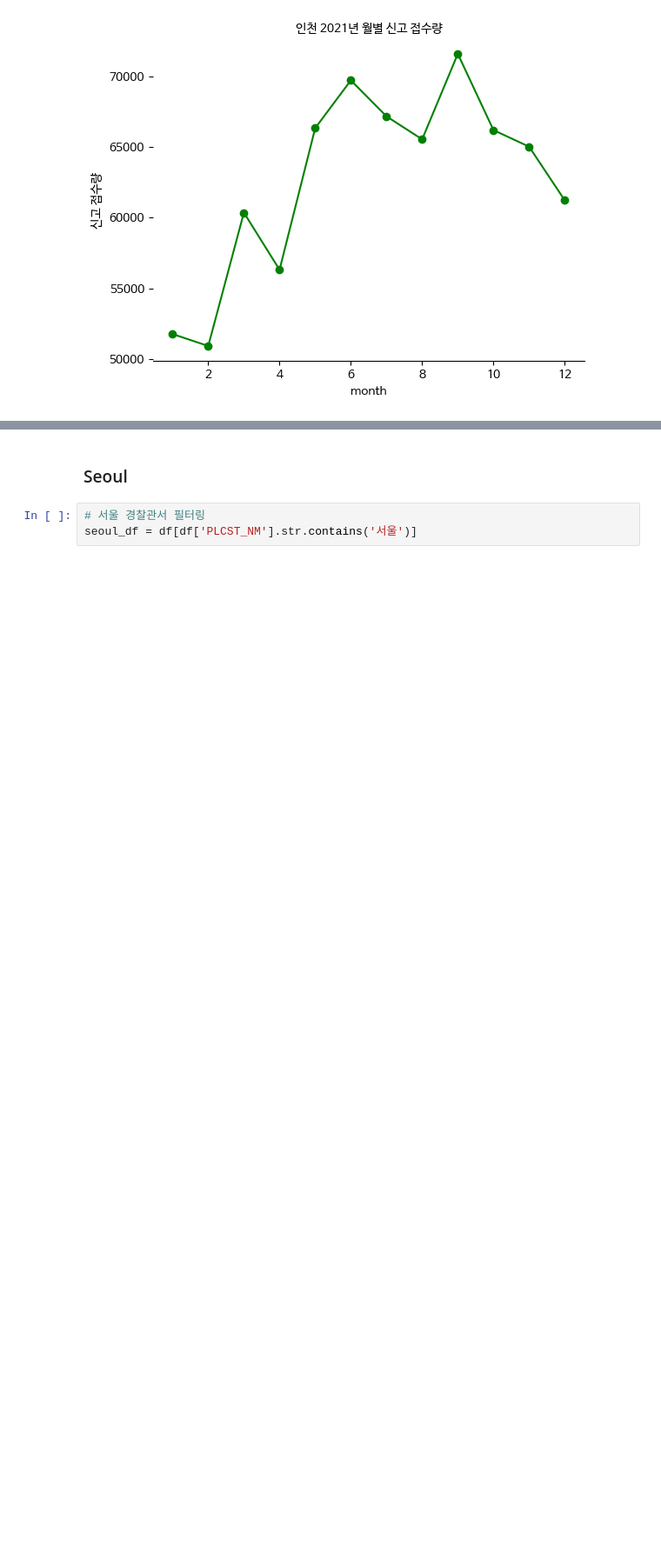
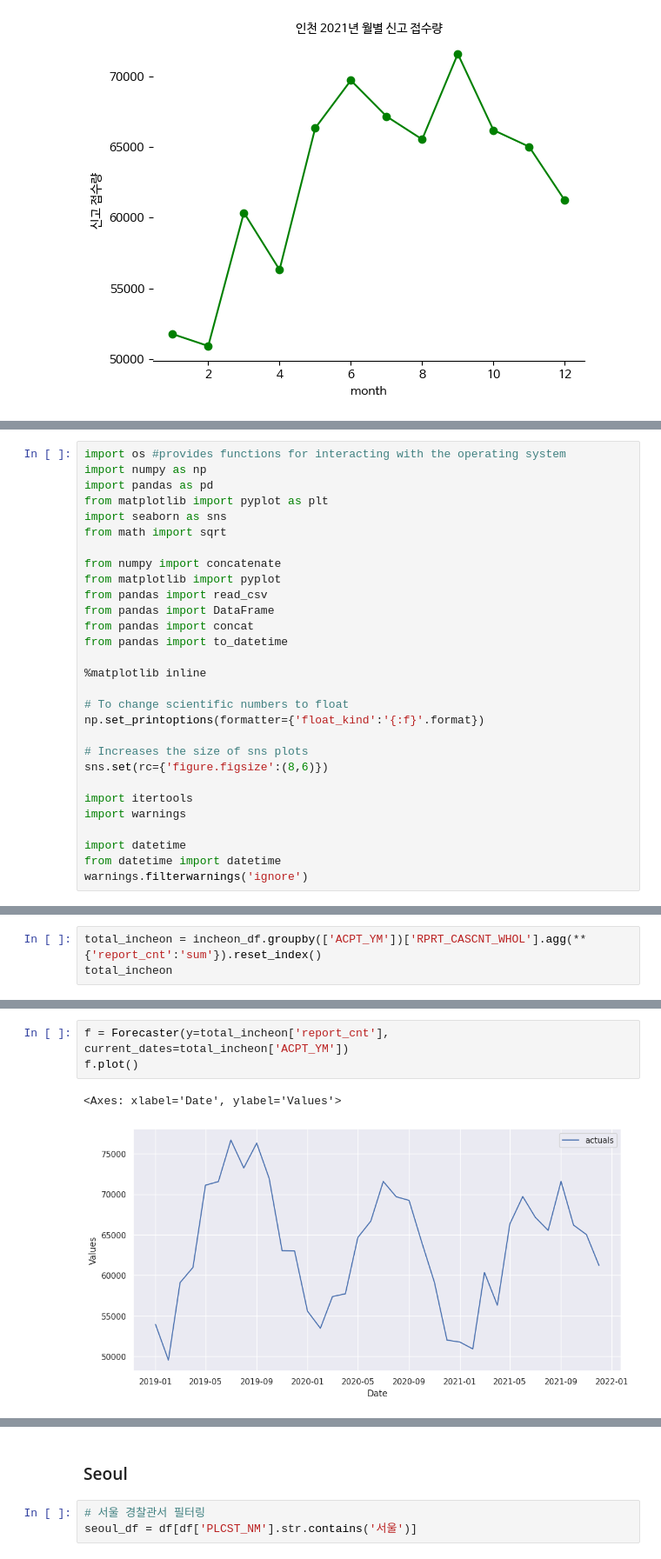
Before and after one commit to geun-hyoung/python-exploratory-data-analysis-police-data, a Jupyter notebook: Data_Clenaing&EDA.ipynb, the cells around one changed output, grey strips where cells are left out. Shown at 87% size. Drawn from its saved outputs; the diff is of its cells as text; blank space fills up the shorter version.

```diff
--- a/Data_Clenaing&EDA.ipynb
+++ b/Data_Clenaing&EDA.ipynb
@@ -472,0 +475,29 @@ for j in range(3):
+# %%
+import os #provides functions for interacting with the operating system
+import numpy as np
+import pandas as pd
+from matplotlib import pyplot as plt
+import seaborn as sns
+from math import sqrt
+
+from numpy import concatenate
+from matplotlib import pyplot
+from pandas import read_csv
+from pandas import DataFrame
+from pandas import concat
+from pandas import to_datetime
+
+%matplotlib inline
+
+# To change scientific numbers to float
+np.set_printoptions(formatter={'float_kind':'{:f}'.format})
+
+# Increases the size of sns plots
+sns.set(rc={'figure.figsize':(8,6)})
+
+import itertools
+import warnings
+
+import datetime
+from datetime import datetime
+warnings.filterwarnings('ignore')
@@ -472,0 +528,3 @@ for j in range(3):
+# %%
+total_incheon = incheon_df.groupby(['ACPT_YM'])['RPRT_CASCNT_WHOL'].agg(**{'report_cnt':'sum'}).reset_index()
+total_incheon
@@ -472,0 +549,6 @@ for j in range(3):
+# %%
+f = Forecaster(y=total_incheon['report_cnt'], current_dates=total_incheon['ACPT_YM'])
+f.plot()
+# %% [output]
+<Axes: xlabel='Date', ylabel='Values'>
+[figure, added]
```
Also changed, not shown: parts of 20 cells of this notebook.
